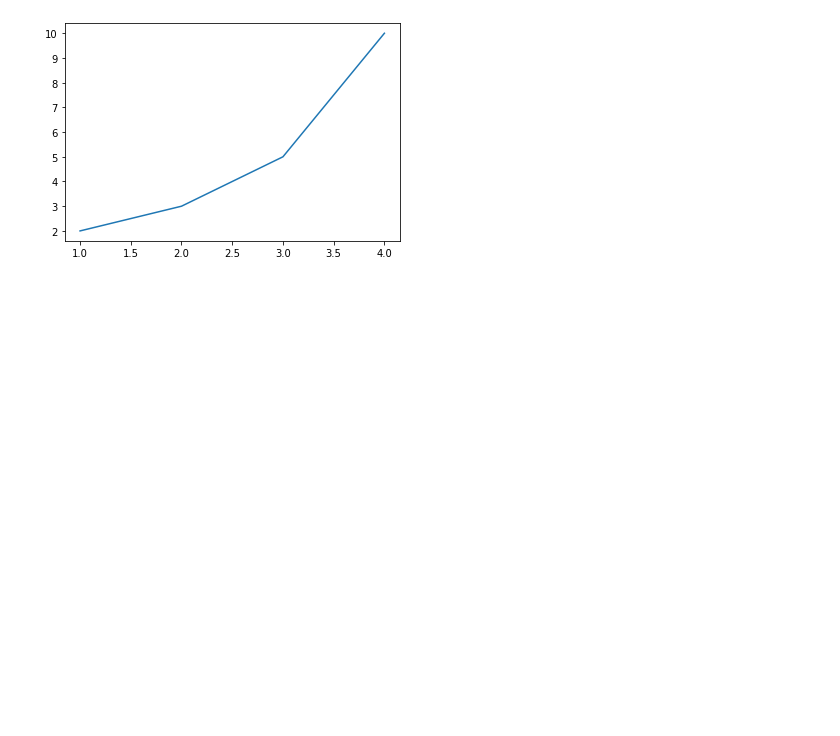
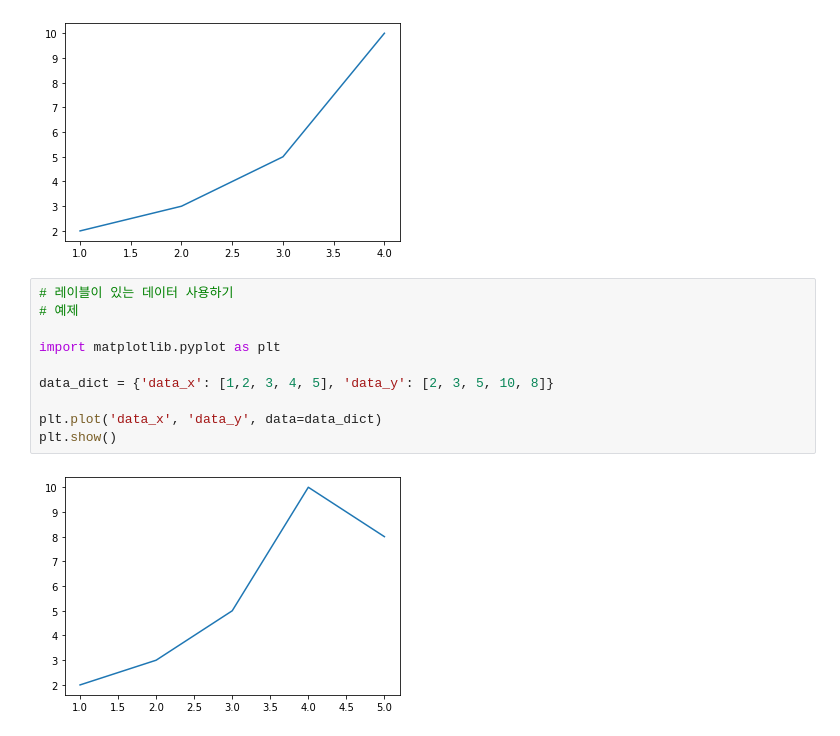
Before and after one commit to okmunkiok/Matplotlib_Tutorial__Dardao, a Jupyter notebook: Matplotlib_Tutorial.ipynb, the cells around one changed output. Saved outputs shown, nothing was run; the diff lists cells and outputs as text; blank space fills up the shorter version.

```diff
--- a/Matplotlib_Tutorial.ipynb
+++ b/Matplotlib_Tutorial.ipynb
@@ -79,3 +79,15 @@ plt.plot([1, 2, 3, 4], [2, 3, 5, 10])
 plt.show()
 # %% [output]
 [figure]
+# %%
+# 레이블이 있는 데이터 사용하기
+# 예제
+
+import matplotlib.pyplot as plt
+
+data_dict = {'data_x': [1,2, 3, 4, 5], 'data_y': [2, 3, 5, 10, 8]}
+
+plt.plot('data_x', 'data_y', data=data_dict)
+plt.show()
+# %% [output]
+[figure, added]
```
